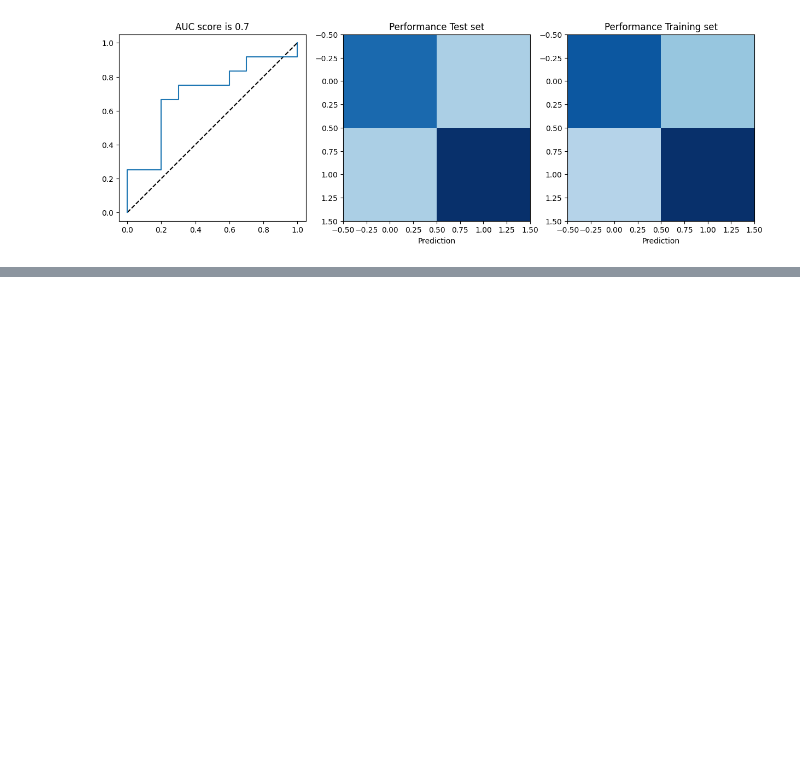
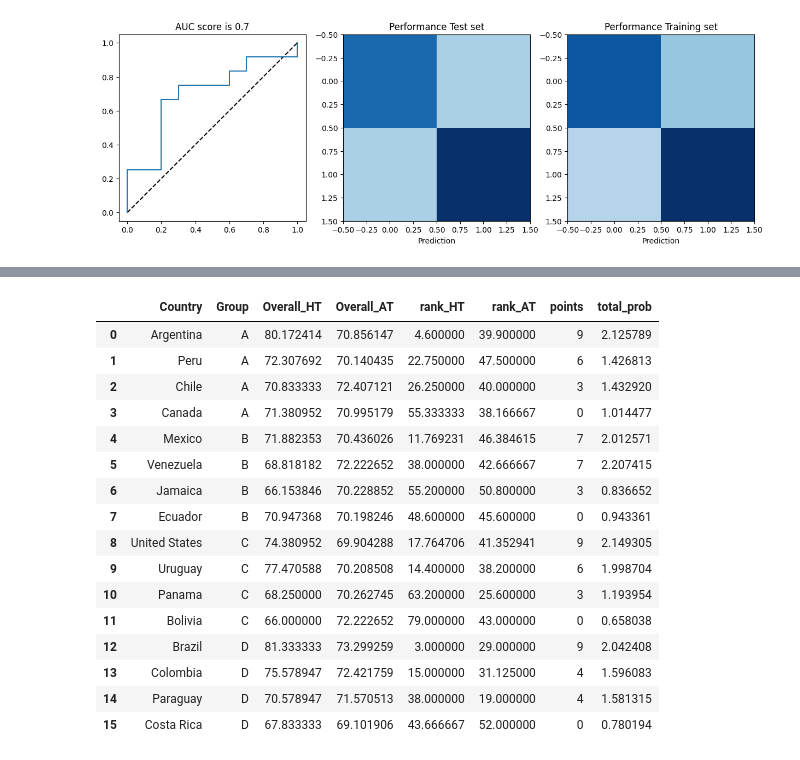
Before and after one commit to arielwendichansky/Copa-America-Model-2024, a Jupyter notebook: Copa_America_final_project.ipynb, the cells around one changed output, grey strips where cells are left out. Drawn from its saved outputs; the diff is of its cells as text; code cells hidden in the pictures; blank space fills up the shorter version.

```diff
--- a/Copa_America_final_project.ipynb
+++ b/Copa_America_final_project.ipynb
@@ -1793,3 +1763,24 @@ ax.set_title('Performance Training set')
 plot = plt.show()
 # %% [output]
 [figure]
+# %%
+championship = pd.DataFrame(playing_countries, columns=['Country'])
+Group = {
+   'A': [],
+   'B': [],
+   'C': [],
+   'D': []
+}
+
+for team in championship['Country']:
+    if team in ['Argentina', 'Peru', 'Chile', 'Canada']:
+        Group['A'].append(team)
+    elif team in ['Mexico', 'Ecuador', 'Venezuela', 'Jamaica']:
+        Group['B'].append(team)
+    elif team in ['United States', 'Uruguay', 'Panama', 'Bolivia']:
+        Group['C'].append(team)
+    else:
+        Group['D'].append(team)
+
+championship['Group'] = championship['Country'].apply(lambda x: 'A' if x in Group['A'] else ('B' if x in Group['B'] else ('C' if x in Group['C'] else 'D')))
+championship
@@ -1795,0 +1828,4 @@ plot = plt.show()
+# %%
+championship = championship.merge(stat_team, left_on='Country', right_on='home_team', how='left')
+championship.drop(columns=['home_score',	'away_score', 'Overall_Diff', 'rank_FIFA_Diff', 'home_team', 'home_win',	'away_win',	'draw'], inplace=True)
+championship
@@ -1795,0 +1919,23 @@ plot = plt.show()
+# %%
+# Print the final results
+championship = championship.sort_values(by=['Group', 'points'], ascending=[True, False])
+championship.reset_index(drop=True, inplace=True)
+championship
+# %% [output]
+|  | Country | Group | Overall_HT | Overall_AT | rank_HT | rank_AT | points | total_prob |
+| 0 | Argentina | A | 80.172414 | 70.856147 | 4.600000 | 39.900000 | 9 | 2.125789 |
+| 1 | Peru | A | 72.307692 | 70.140435 | 22.750000 | 47.500000 | 6 | 1.426813 |
+| 2 | Chile | A | 70.833333 | 72.407121 | 26.250000 | 40.000000 | 3 | 1.432920 |
+| 3 | Canada | A | 71.380952 | 70.995179 | 55.333333 | 38.166667 | 0 | 1.014477 |
+| 4 | Mexico | B | 71.882353 | 70.436026 | 11.769231 | 46.384615 | 7 | 2.012571 |
+| 5 | Venezuela | B | 68.818182 | 72.222652 | 38.000000 | 42.666667 | 7 | 2.207415 |
+| 6 | Jamaica | B | 66.153846 | 70.228852 | 55.200000 | 50.800000 | 3 | 0.836652 |
+| 7 | Ecuador | B | 70.947368 | 70.198246 | 48.600000 | 45.600000 | 0 | 0.943361 |
+| 8 | United States | C | 74.380952 | 69.904288 | 17.764706 | 41.352941 | 9 | 2.149305 |
+| 9 | Uruguay | C | 77.470588 | 70.208508 | 14.400000 | 38.200000 | 6 | 1.998704 |
+| 10 | Panama | C | 68.250000 | 70.262745 | 63.200000 | 25.600000 | 3 | 1.193954 |
+| 11 | Bolivia | C | 66.000000 | 72.222652 | 79.000000 | 43.000000 | 0 | 0.658038 |
+| 12 | Brazil | D | 81.333333 | 73.299259 | 3.000000 | 29.000000 | 9 | 2.042408 |
+| 13 | Colombia | D | 75.578947 | 72.421759 | 15.000000 | 31.125000 | 4 | 1.596083 |
+| 14 | Paraguay | D | 70.578947 | 71.570513 | 38.000000 | 19.000000 | 4 | 1.581315 |
+| 15 | Costa Rica | D | 67.833333 | 69.101906 | 43.666667 | 52.000000 | 0 | 0.780194 |
```
Also changed, not shown: parts of 16 cells of this notebook.
